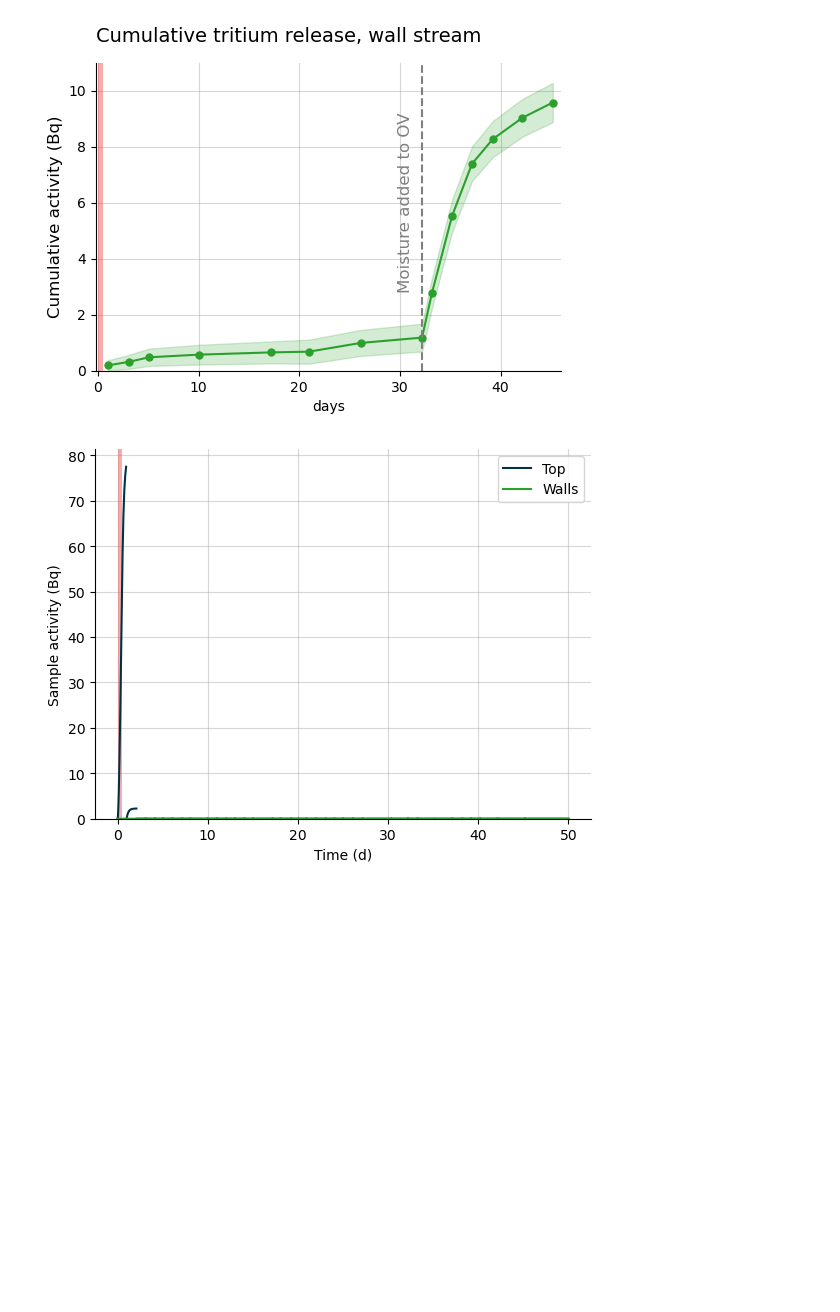
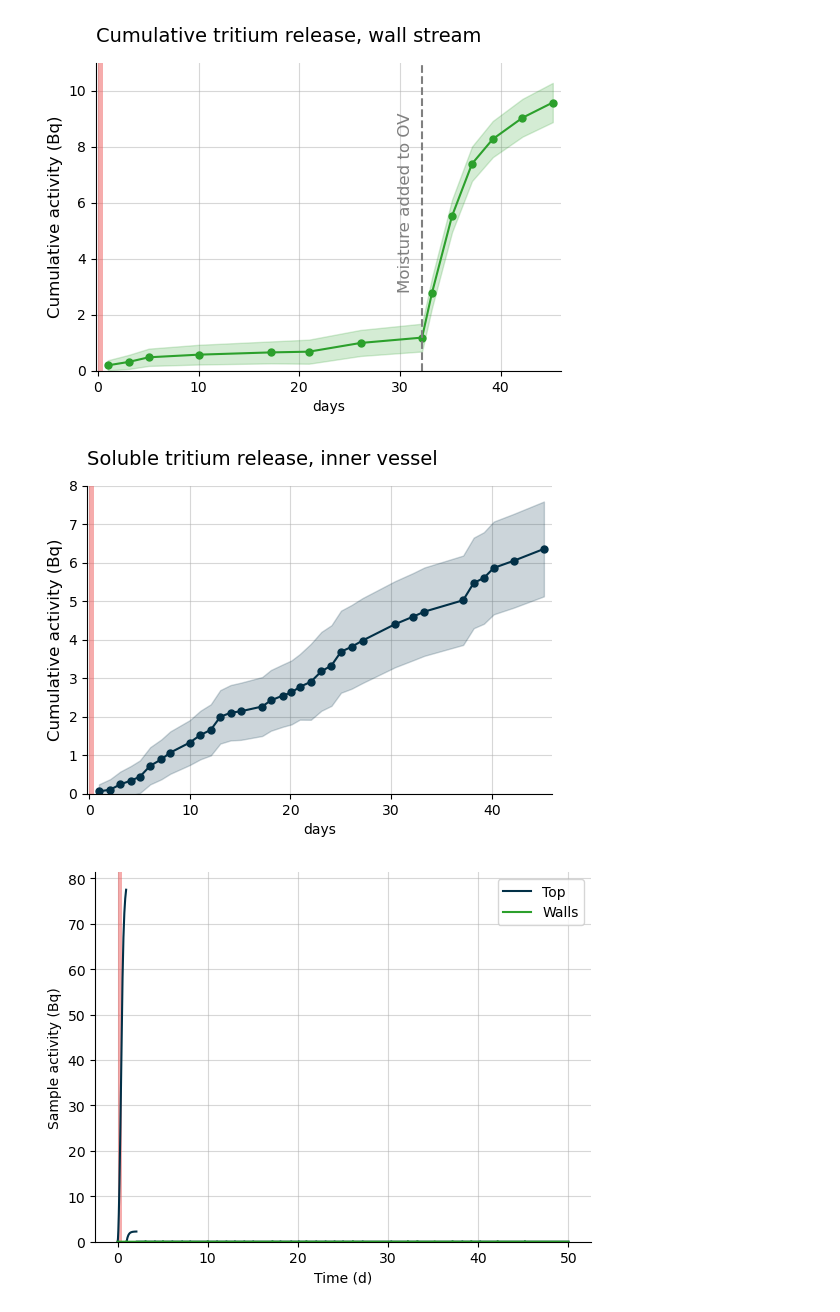
Before and after one commit to LIBRA-project/FLiBe-1L-run-1, a Jupyter notebook: analysis/tritium/tritium_model.ipynb, the cells around one changed output. Drawn from its saved outputs; the diff is of its cells as text; code cells hidden in the pictures; blank space fills up the shorter version.

Commit message:
Adding soluble only graphs

```diff
--- a/analysis/tritium/tritium_model.ipynb
+++ b/analysis/tritium/tritium_model.ipynb
@@ -556,6 +674,42 @@ plt.ylabel("Cumulative activity (Bq)", fontsize=12)
 plt.savefig("outputs/cumulative_OV_release.png", bbox_inches="tight")
 # %% [output]
 [figure]
+# %%
+plt.figure(figsize=(6, 4))
+plot_irradiation(baby_model, facecolor="#EF5B5B", alpha=0.5)
+plt.grid(alpha=0.5)
+plt.ylim(bottom=0 * ureg.Bq)
+
+# Get cumulative activities and their errors for inner vessel stream - SOLUBLE only
+iv_cumulative = IV_stream_with_errors.get_cumulative_activity("soluble")
+iv_errors = IV_stream_with_errors.get_cumulative_activity_errors("soluble")
+
+# Convert times to numpy arrays for plotting
+times_top = np.array([t.magnitude for t in replacement_times_top])
+
+# Extract magnitudes for cumulative values (they have units)
+iv_cumulative_mag = iv_cumulative.magnitude if hasattr(iv_cumulative, 'magnitude') else iv_cumulative
+
+# Plot line with error band
+plt.plot(times_top, iv_cumulative_mag, color="#023047", linewidth=1.5, marker='o', markersize=5)
+plt.fill_between(
+    times_top,
+    iv_cumulative_mag - iv_errors,
+    iv_cumulative_mag + iv_errors,
+    color="#023047",
+    alpha=0.2
+)
+
+plt.title("Soluble tritium release, inner vessel", loc="left", fontsize=14, pad=15)
+plt.ylim(top=8)
+plt.xlim(right = 46)
+plt.xlim(left = -0.2)
+plt.xlabel("days")
+plt.ylabel("Cumulative activity (Bq)", fontsize=12)
+
+plt.savefig("outputs/cumulative_IV_release_soluble.png", bbox_inches="tight")
+# %% [output]
+[figure, added]
 # %%
 plot_sample_activity_top(
     baby_model, replacement_times=replacement_times_top, color="#023047", label="Top"
```
Also changed, not shown: parts of 5 cells of this notebook.
